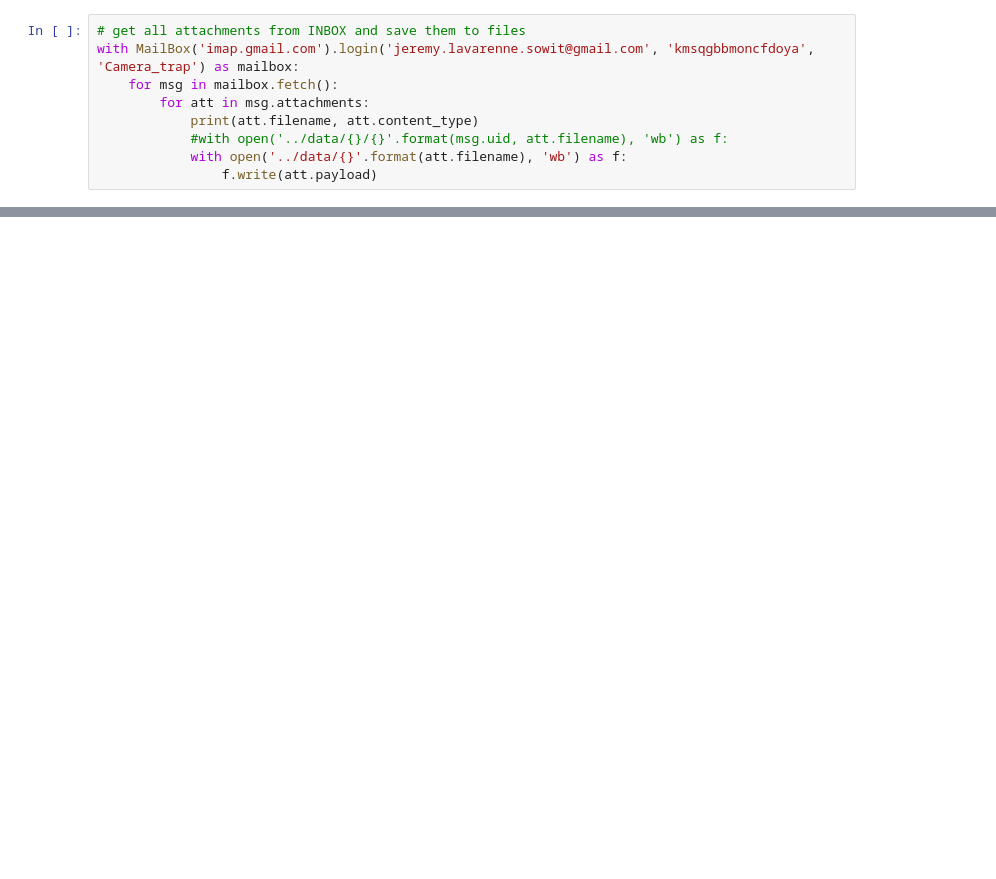
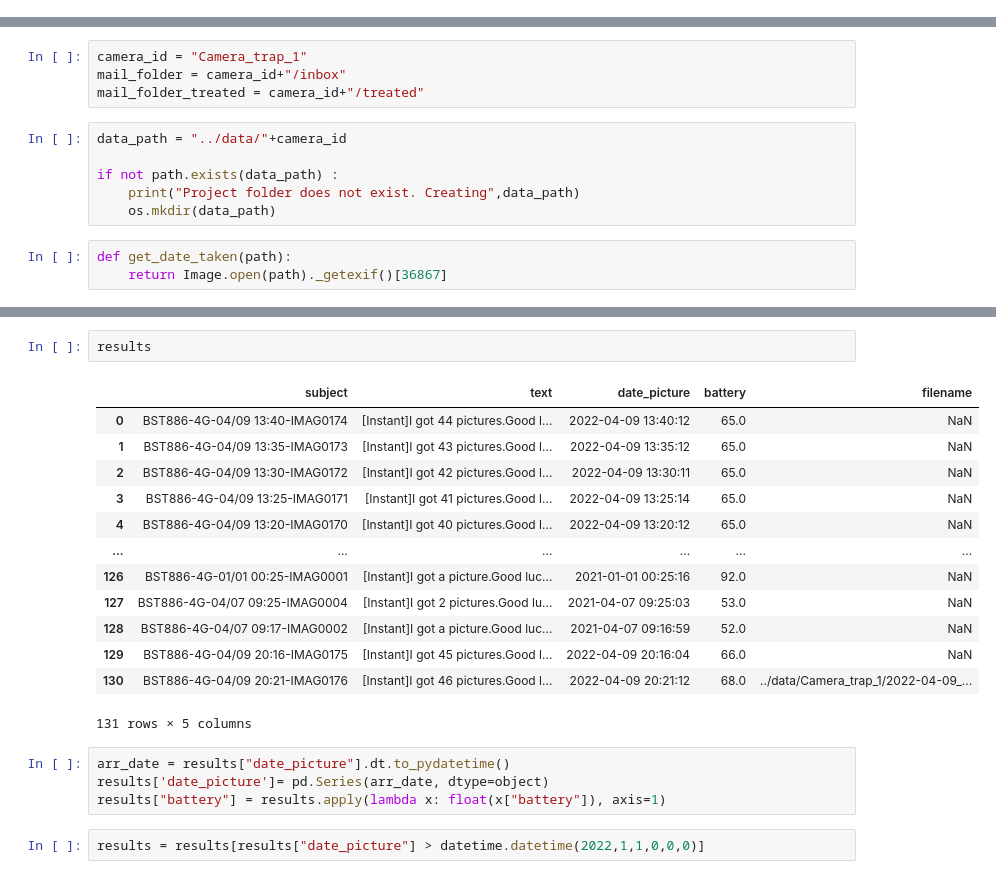
Before and after one commit to codename5281/open-trailcam-pipes, a Jupyter notebook: notebooks/save_attachments.ipynb, the cells around one changed output, grey strips where cells are left out. Saved outputs shown, nothing was run; the diff lists cells and outputs as text; blank space fills up the shorter version.

Commit message:
checkpoint for save_attachments notebook

```diff
--- a/notebooks/save_attachments.ipynb
+++ b/notebooks/save_attachments.ipynb
@@ -3,9 +0,0 @@ from imap_tools import MailBox
-# %%
-# get all attachments from INBOX and save them to files
-with MailBox('imap.gmail.com').login('jeremy.lavarenne.sowit@gmail.com', 'kmsqgbbmoncfdoya', 'Camera_trap') as mailbox:
-    for msg in mailbox.fetch():
-        for att in msg.attachments:
-            print(att.filename, att.content_type)
-            #with open('../data/{}/{}'.format(msg.uid, att.filename), 'wb') as f:
-            with open('../data/{}'.format(att.filename), 'wb') as f:
-                f.write(att.payload)
@@ -29,0 +11,13 @@ IMAG0157.JPG application/octet-stream
+# %%
+camera_id = "Camera_trap_1"
+mail_folder = camera_id+"/inbox"
+mail_folder_treated = camera_id+"/treated"
+# %%
+data_path = "../data/"+camera_id
+
+if not path.exists(data_path) :
+    print("Project folder does not exist. Creating",data_path)
+    os.mkdir(data_path)
+# %%
+def get_date_taken(path):
+    return Image.open(path)._getexif()[36867]
@@ -29,0 +83,22 @@ IMAG0157.JPG application/octet-stream
+# %%
+results
+# %% [output]
+|  | subject | text | date_picture | battery | filename |
+| 0 | BST886-4G-04/09 13:40-IMAG0174 | [Instant]I got 44 pictures.Good l... | 2022-04-09 13:40:12 | 65.0 | NaN |
+| 1 | BST886-4G-04/09 13:35-IMAG0173 | [Instant]I got 43 pictures.Good l... | 2022-04-09 13:35:12 | 65.0 | NaN |
+| 2 | BST886-4G-04/09 13:30-IMAG0172 | [Instant]I got 42 pictures.Good l... | 2022-04-09 13:30:11 | 65.0 | NaN |
+| 3 | BST886-4G-04/09 13:25-IMAG0171 | [Instant]I got 41 pictures.Good l... | 2022-04-09 13:25:14 | 65.0 | NaN |
+| 4 | BST886-4G-04/09 13:20-IMAG0170 | [Instant]I got 40 pictures.Good l... | 2022-04-09 13:20:12 | 65.0 | NaN |
+| ... | ... | ... | ... | ... | ... |
+| 126 | BST886-4G-01/01 00:25-IMAG0001 | [Instant]I got a picture.Good luc... | 2021-01-01 00:25:16 | 92.0 | NaN |
+| 127 | BST886-4G-04/07 09:25-IMAG0004 | [Instant]I got 2 pictures.Good lu... | 2021-04-07 09:25:03 | 53.0 | NaN |
+| 128 | BST886-4G-04/07 09:17-IMAG0002 | [Instant]I got a picture.Good luc... | 2021-04-07 09:16:59 | 52.0 | NaN |
+| 129 | BST886-4G-04/09 20:16-IMAG0175 | [Instant]I got 45 pictures.Good l... | 2022-04-09 20:16:04 | 66.0 | NaN |
+| 130 | BST886-4G-04/09 20:21-IMAG0176 | [Instant]I got 46 pictures.Good l... | 2022-04-09 20:21:12 | 68.0 | ../data/Camera_trap_1/2022-04-09_... |
+131 rows × 5 columns
+# %%
+arr_date = results["date_picture"].dt.to_pydatetime()
+results['date_picture']= pd.Series(arr_date, dtype=object)
+results["battery"] = results.apply(lambda x: float(x["battery"]), axis=1)
+# %%
+results = results[results["date_picture"] > datetime.datetime(2022,1,1,0,0,0)]
```
Also changed, not shown: parts of 5 cells of this notebook.
